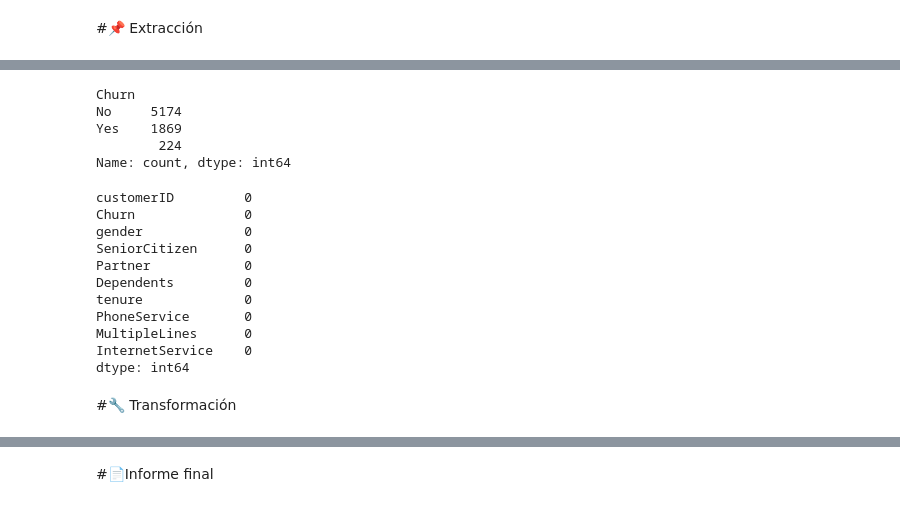
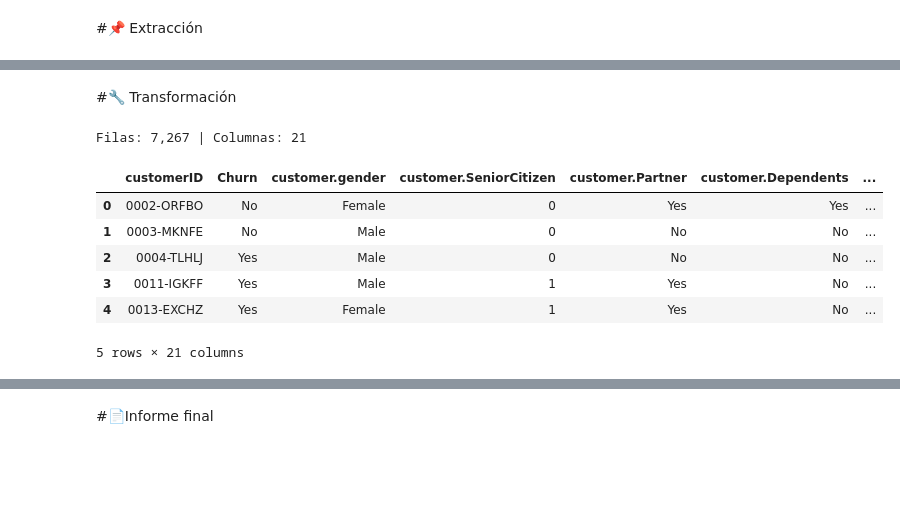
Before and after one commit to NellyCN/TelecomX_LATAM, a Jupyter notebook: notebooks/TelecomX_LATAM.ipynb, the cells around one changed output, grey strips where cells are left out. Cells and saved outputs as stored; diff of their text form; code cells hidden in the pictures; blank space fills up the shorter version.

```diff
--- a/notebooks/TelecomX_LATAM.ipynb
+++ b/notebooks/TelecomX_LATAM.ipynb
@@ -1,15 +1,2 @@
 # %% [markdown]
 #📌 Extracción
-# %%
-# Import principal and necessary libraries
-import pandas as pd
-import numpy as np
-import matplotlib.pyplot as plt
-import seaborn as sns
-
-# Set the style for seaborn and matplotlib
-sns.set(style="whitegrid")
-plt.rcParams['figure.figsize'] = (10, 6)
-
-# Show all columns in DataFrame output
-pd.set_option('display.max_columns', None)
@@ -101,23 +2,0 @@ Shape limpio: (7267, 21)
-# %%
-# Distribución de la variable objetivo
-print(df_clean['Churn'].value_counts(), "\n")
-
-# Valores nulos por columna (top 10)
-df_clean.isna().sum().sort_values(ascending=False).head(10)
-# %% [output]
-Churn
-No     5174
-Yes    1869
-        224
-Name: count, dtype: int64
-customerID         0
-Churn              0
-gender             0
-SeniorCitizen      0
-Partner            0
-Dependents         0
-tenure             0
-PhoneService       0
-MultipleLines      0
-InternetService    0
-dtype: int64
@@ -127,2 +3,40 @@ df_clean.to_csv("../data/TelecomX_clean.csv", index=False)
+# %%
+# Importación y configuración Librerías
+import pandas as pd
+import numpy as np
+import requests
+import matplotlib.pyplot as plt
+import seaborn as sns
+
+# Estilo gráfico (opcional)
+sns.set(style="whitegrid")
+
+# Parámetros
+URL = "https://raw.githubusercontent.com/NellyCN/TelecomX_LATAM/refs/heads/main/data/TelecomX_Data.json"
+
+# Utilidad para guardar gráficos
+from pathlib import Path
+OUTPUTS_DIR = Path("outputs")
+OUTPUTS_DIR.mkdir(exist_ok=True)
 # %% [markdown]
 #🔧 Transformación
+# %%
+# Descarga
+resp = requests.get(URL)
+resp.raise_for_status()
+data = resp.json()  # lista de dicts
+
+# Normalizar JSON anidado a columnas planas
+df = pd.json_normalize(data, sep=".")
+
+print(f"Filas: {len(df):,} | Columnas: {df.shape[1]}")
+df.head()
+# %% [output]
+Filas: 7,267 | Columnas: 21
+|  | customerID | Churn | customer.gender | customer.SeniorCitizen | customer.Partner | customer.Dependents | ... |
+| 0 | 0002-ORFBO | No | Female | 0 | Yes | Yes | ... |
+| 1 | 0003-MKNFE | No | Male | 0 | No | No | ... |
+| 2 | 0004-TLHLJ | Yes | Male | 0 | No | No | ... |
+| 3 | 0011-IGKFF | Yes | Male | 1 | Yes | No | ... |
+| 4 | 0013-EXCHZ | Yes | Female | 1 | Yes | No | ... |
+5 rows × 21 columns
```
Also changed, not shown: parts of 11 cells of this notebook, 15 other files.
